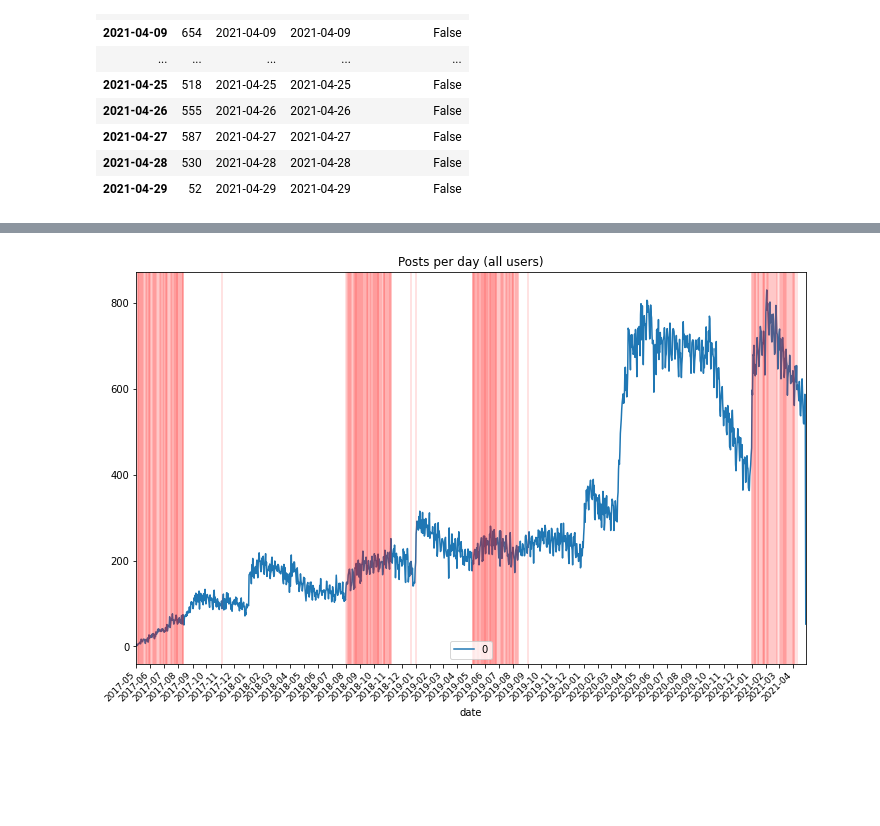
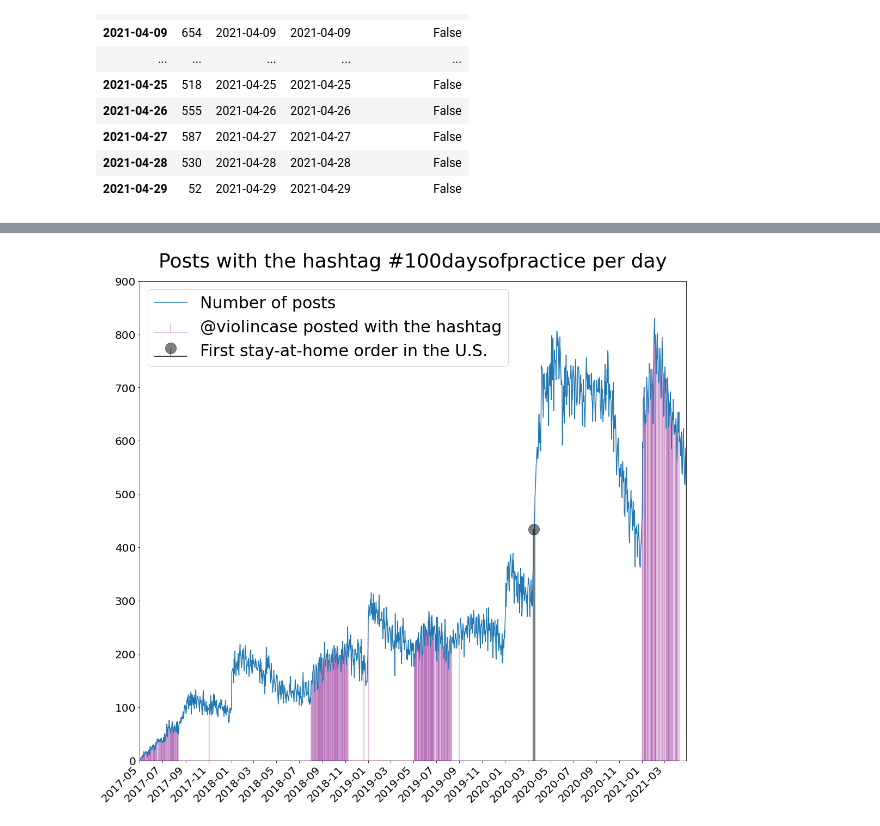
Before and after one commit to bits4waves/100daysofpractice-dataset, a Jupyter notebook: hexbin.ipynb, the cells around one changed output, grey strips where cells are left out. Saved outputs shown, nothing was run; the diff lists cells and outputs as text; code cells hidden in the pictures; blank space fills up the shorter version.

Commit message:
improve graph

```diff
--- a/hexbin.ipynb
+++ b/hexbin.ipynb
@@ -275,27 +291,59 @@ posts_per_day.tail(30)
 # %%
 import matplotlib.pyplot as plt
 import matplotlib.dates as mdates
 
+labelfontsize = 30
+tickfontsize = 20
 
 df = posts_per_day
 
 fig, ax = plt.subplots()
 
-df.plot(ax=ax,
-        title='Posts per day (all users)',
+ax1 = df.plot(ax=ax,
         x='date',
         xlim=(pd.to_datetime('2017-05-01'),
               pd.to_datetime('2021-04-29')),
-        figsize=(12, 8))
+        ylim=(0,900),
+        figsize=(18, 18))
 
-for i, row in df.iterrows():
-    if row['violincase_posted']:
-        ax.axvline(x=row['date'],color='red',alpha=0.15)
+ax1.set_title('Posts with the hashtag #100daysofpractice per day',
+              pad=25, fontdict={'fontsize':36})
 
-ax.xaxis.set_major_locator(mdates.MonthLocator())
+markerline, stemlines, baseline =\
+    plt.stem(posts_per_day[posts_per_day['violincase_posted']]['date'],
+        posts_per_day[posts_per_day['violincase_posted']][0],
+        markerfmt=' ')
 
-plt.setp(ax.get_xticklabels(), rotation=45, fontsize=9)
+plt.setp(stemlines, 'color', 'purple')
+plt.setp(stemlines, 'alpha', 0.3)
+plt.setp(baseline, 'color', 'purple')
+plt.setp(baseline, 'alpha', 0.3)
+
+plt.xlabel(None)
+plt.ylabel(None)
+
+# first U.S. stay-at-home order
+markerline2, stemlines2, baseline2 =\
+    plt.stem(pd.Timestamp('2020-03-18'),
+             posts_per_day[posts_per_day['date']==pd.Timestamp('2020-03-18')][0])
+plt.setp(stemlines2, 'color', 'black')
+plt.setp(stemlines2, 'alpha', 1)
+plt.setp(stemlines2, linewidth = 5)
+plt.setp(stemlines2, 'alpha', 0.5)
+plt.setp(baseline2, 'color', 'black')
+plt.setp(markerline2, 'color', 'black')
+plt.setp(markerline2, markersize = 20)
+plt.setp(markerline2, 'alpha', 0.5)
+
+ax.xaxis.set_major_locator(mdates.MonthLocator([1,3,5,7,9,11]))
+
+plt.setp(ax.get_yticklabels(), fontsize=tickfontsize)
+plt.setp(ax.get_xticklabels(), rotation=45, fontsize=tickfontsize)
+plt.legend(['Number of posts',
+            '@violincase posted with the hashtag',
+            'First stay-at-home order in the U.S.'],
+           fontsize=labelfontsize)
 
 plt.show()
 # %% [output]
-[figure, old version]
+[figure, new version]
```
Also changed, not shown: parts of 1 cell of this notebook.
